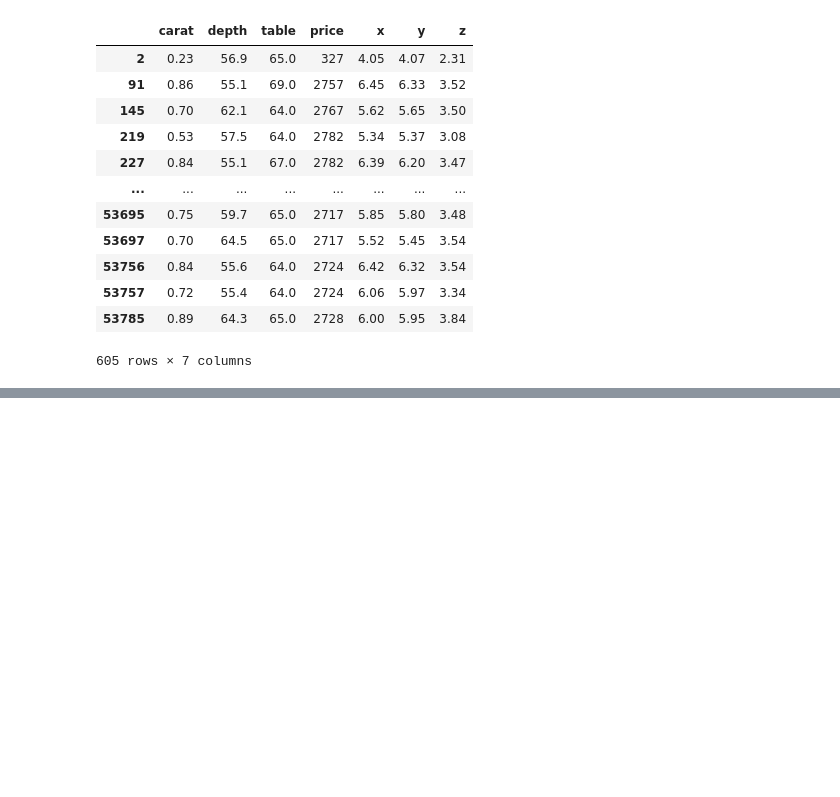
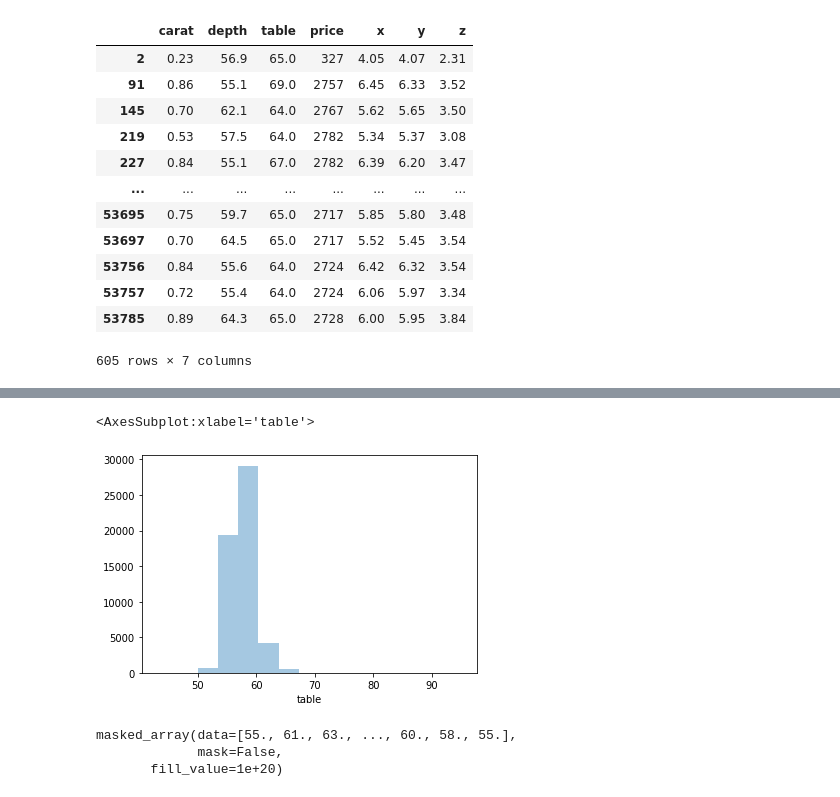
Before and after one commit to ceyhunsahin/PANDAS, a Jupyter notebook: missing_values_outliers.ipynb, the cells around one changed output, grey strips where cells are left out. Saved outputs shown, nothing was run; the diff lists cells and outputs as text; code cells hidden in the pictures; blank space fills up the shorter version.

```diff
--- a/missing_values_outliers.ipynb
+++ b/missing_values_outliers.ipynb
@@ -563,0 +585,5 @@ from scipy.stats.mstats import winsorize
+# %%
+sns.distplot(df_table, bins = 15, kde = False)
+# %% [output]
+<AxesSubplot:xlabel='table'>
+[figure, added]
@@ -563,0 +592,6 @@ from scipy.stats.mstats import winsorize
+# %%
+df_table_win
+# %% [output]
+masked_array(data=[55., 61., 63., ..., 60., 58., 55.],
+             mask=False,
+       fill_value=1e+20)
```
Also changed, not shown: parts of 35 cells of this notebook, 1 other file.
